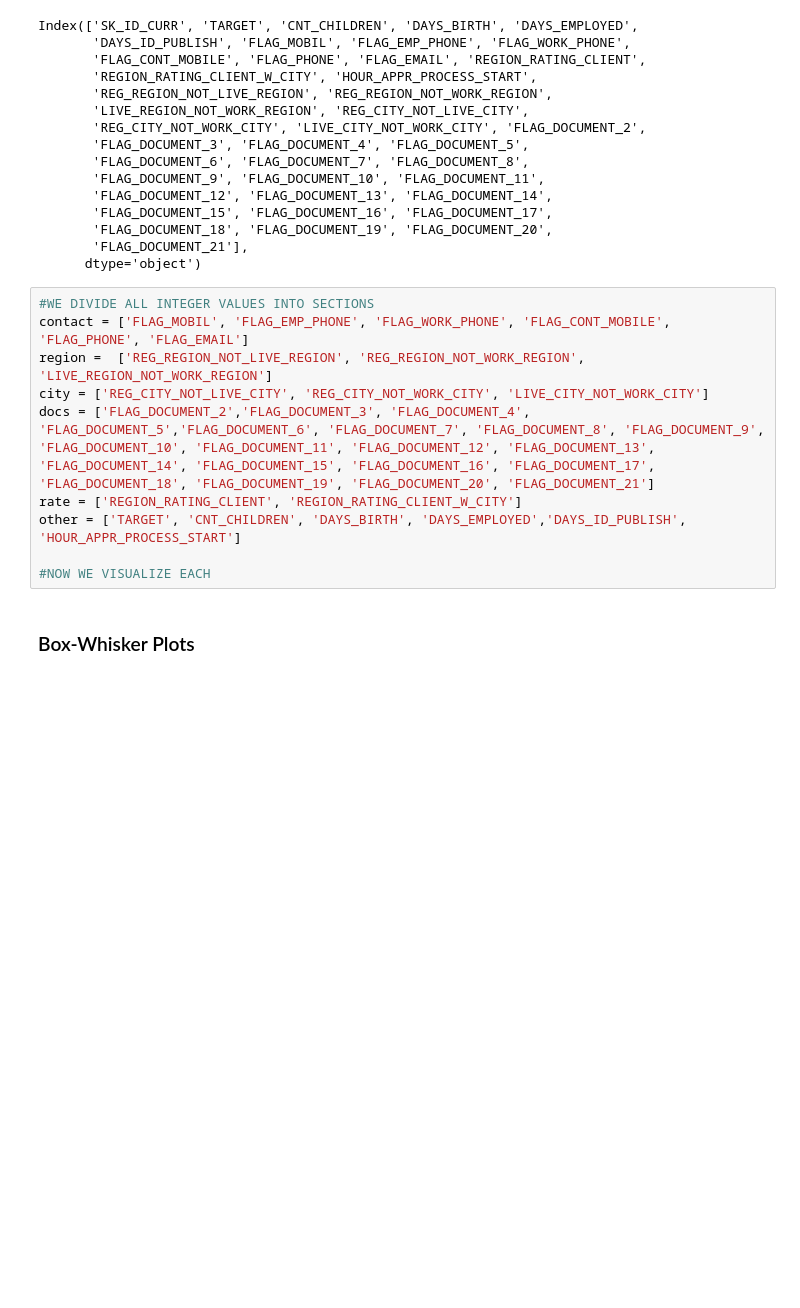
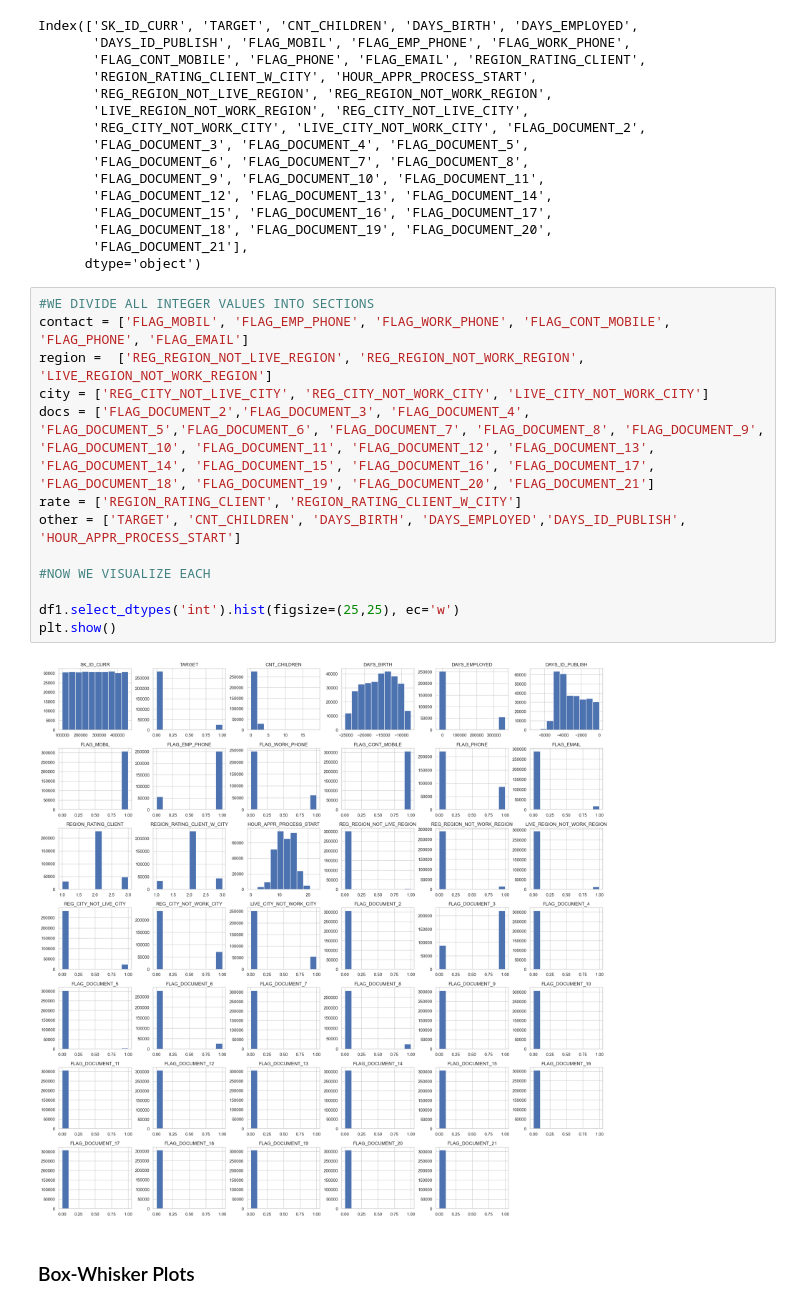
Before and after one commit to Marquinoli/Credit-Card-Fraud-Detection, a Jupyter notebook: project_cluster.ipynb, the cells around one changed output. Drawn from its saved outputs; the diff is of its cells as text; blank space fills up the shorter version.

```diff
--- a/project_cluster.ipynb
+++ b/project_cluster.ipynb
@@ -190,13 +190,18 @@ Index(['SK_ID_CURR', 'TARGET', 'CNT_CHILDREN', 'DAYS_BIRTH', 'DAYS_EMPLOYED',
 # %%
 #WE DIVIDE ALL INTEGER VALUES INTO SECTIONS
 contact = ['FLAG_MOBIL', 'FLAG_EMP_PHONE', 'FLAG_WORK_PHONE', 'FLAG_CONT_MOBILE', 'FLAG_PHONE', 'FLAG_EMAIL']
 region =  ['REG_REGION_NOT_LIVE_REGION', 'REG_REGION_NOT_WORK_REGION', 'LIVE_REGION_NOT_WORK_REGION']
 city = ['REG_CITY_NOT_LIVE_CITY', 'REG_CITY_NOT_WORK_CITY', 'LIVE_CITY_NOT_WORK_CITY']
 docs = ['FLAG_DOCUMENT_2','FLAG_DOCUMENT_3', 'FLAG_DOCUMENT_4', 'FLAG_DOCUMENT_5','FLAG_DOCUMENT_6', 'FLAG_DOCUMENT_7', 'FLAG_DOCUMENT_8', 'FLAG_DOCUMENT_9', 'FLAG_DOCUMENT_10', 'FLAG_DOCUMENT_11', 'FLAG_DOCUMENT_12', 'FLAG_DOCUMENT_13', 'FLAG_DOCUMENT_14', 'FLAG_DOCUMENT_15', 'FLAG_DOCUMENT_16', 'FLAG_DOCUMENT_17', 'FLAG_DOCUMENT_18', 'FLAG_DOCUMENT_19', 'FLAG_DOCUMENT_20', 'FLAG_DOCUMENT_21']
 rate = ['REGION_RATING_CLIENT', 'REGION_RATING_CLIENT_W_CITY']
 other = ['TARGET', 'CNT_CHILDREN', 'DAYS_BIRTH', 'DAYS_EMPLOYED','DAYS_ID_PUBLISH', 'HOUR_APPR_PROCESS_START']
 
 #NOW WE VISUALIZE EACH
+
+df1.select_dtypes('int').hist(figsize=(25,25), ec='w')
+plt.show()
+# %% [output]
+[figure, added]
 # %% [markdown]
 ### Box-Whisker Plots
 # %%
```
